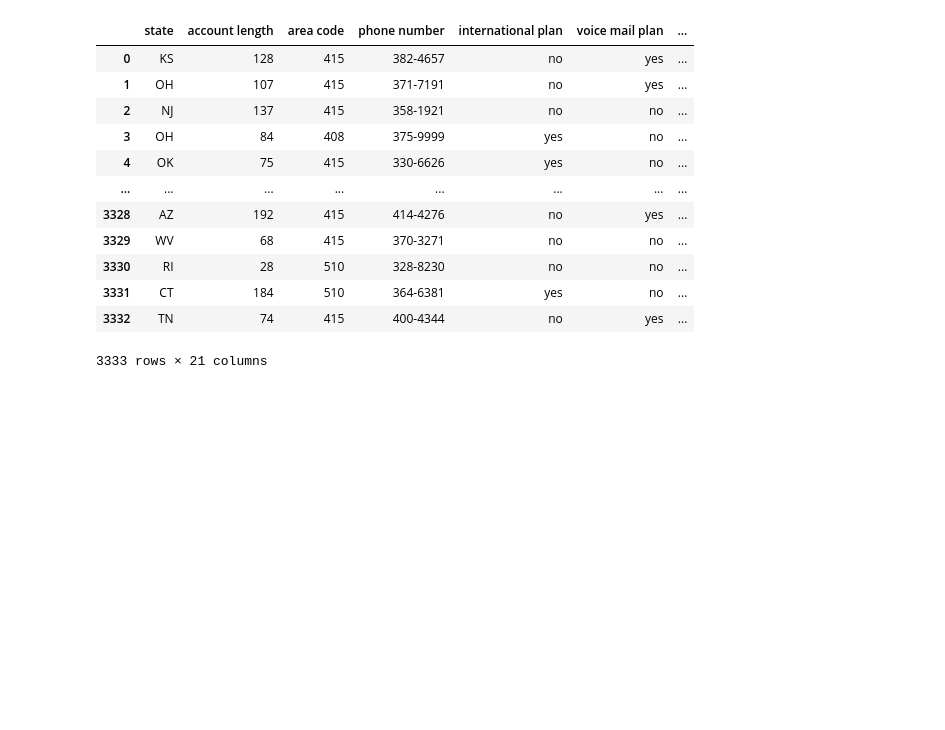
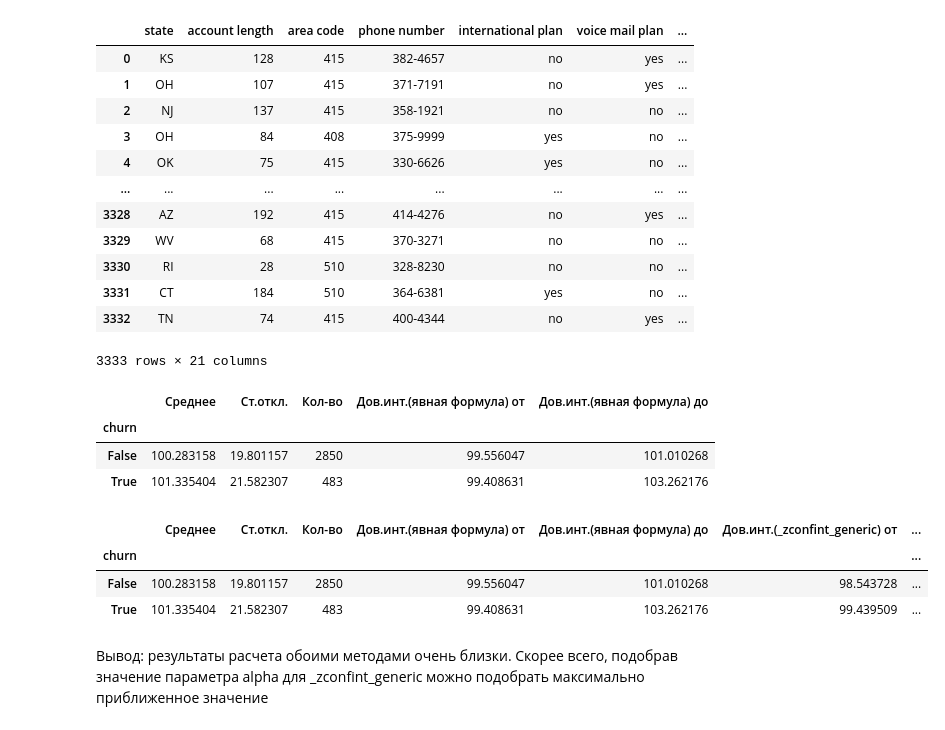
Before and after one commit to maxt/ds-practise, a Jupyter notebook: stat/hw_02.ipynb, the cells around one changed output. Drawn from its saved outputs; the diff is of its cells as text; code cells hidden in the pictures; blank space fills up the shorter version.

```diff
--- a/stat/hw_02.ipynb
+++ b/stat/hw_02.ipynb
@@ -129,3 +130,28 @@ display(df)
 | 3331 | CT | 184 | 510 | 364-6381 | yes | no | ... |
 | 3332 | TN | 74 | 415 | 400-4344 | no | yes | ... |
 3333 rows × 21 columns
+# %%
+data = pd.DataFrame()
+data['Среднее'] = df['total day calls'].groupby([df.churn]).mean()
+data['Ст.откл.'] = df['total day calls'].groupby([df.churn]).std(ddof = 1)
+data['Кол-во'] = df['total day calls'].groupby([df.churn]).count()
+# %%
+data['Дов.инт.(явная формула) от'] = data['Среднее'] - 1.96 * data['Ст.откл.'] / np.sqrt(data['Кол-во']-1)
+data['Дов.инт.(явная формула) до'] = data['Среднее'] + 1.96 * data['Ст.откл.'] / np.sqrt(data['Кол-во']-1)
+data
+# %% [output]
+|  | Среднее | Ст.откл. | Кол-во | Дов.инт.(явная формула) от | Дов.инт.(явная формула) до |
+| churn |  |  |  |  |  |
+| False | 100.283158 | 19.801157 | 2850 | 99.556047 | 101.010268 |
+| True | 101.335404 | 21.582307 | 483 | 99.408631 | 103.262176 |
+# %%
+data['Дов.инт.(_zconfint_generic) от'] = ssw._zconfint_generic(data['Среднее'],  data['Ст.откл.'], alpha=0.93, alternative='two-sided')[0]
+data['Дов.инт.(_zconfint_generic) до'] = ssw._zconfint_generic(data['Среднее'],  data['Ст.откл.'], alpha=0.93, alternative='two-sided')[1]
+data
+# %% [output]
+|  | Среднее | Ст.откл. | Кол-во | Дов.инт.(явная формула) от | Дов.инт.(явная формула) до | Дов.инт.(_zconfint_generic) от | ... |
+| churn |  |  |  |  |  |  | ... |
+| False | 100.283158 | 19.801157 | 2850 | 99.556047 | 101.010268 | 98.543728 | ... |
+| True | 101.335404 | 21.582307 | 483 | 99.408631 | 103.262176 | 99.439509 | ... |
+# %% [markdown]
+Вывод: результаты расчета обоими методами очень близки. Скорее всего, подобрав значение параметра alpha для _zconfint_generic можно подобрать максимально приближенное значение
```
Also changed, not shown: parts of 6 cells of this notebook, 1 other file.
